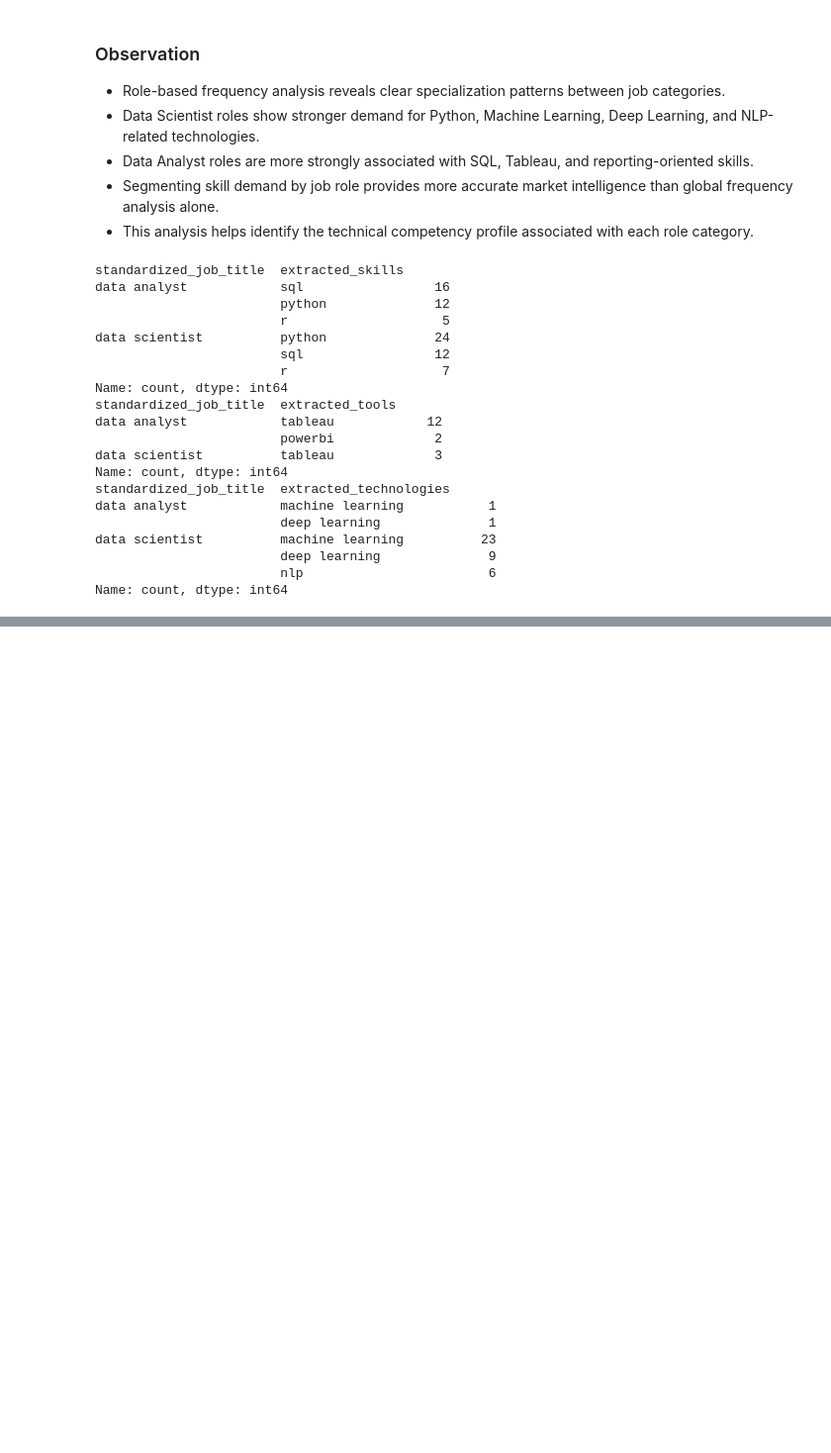
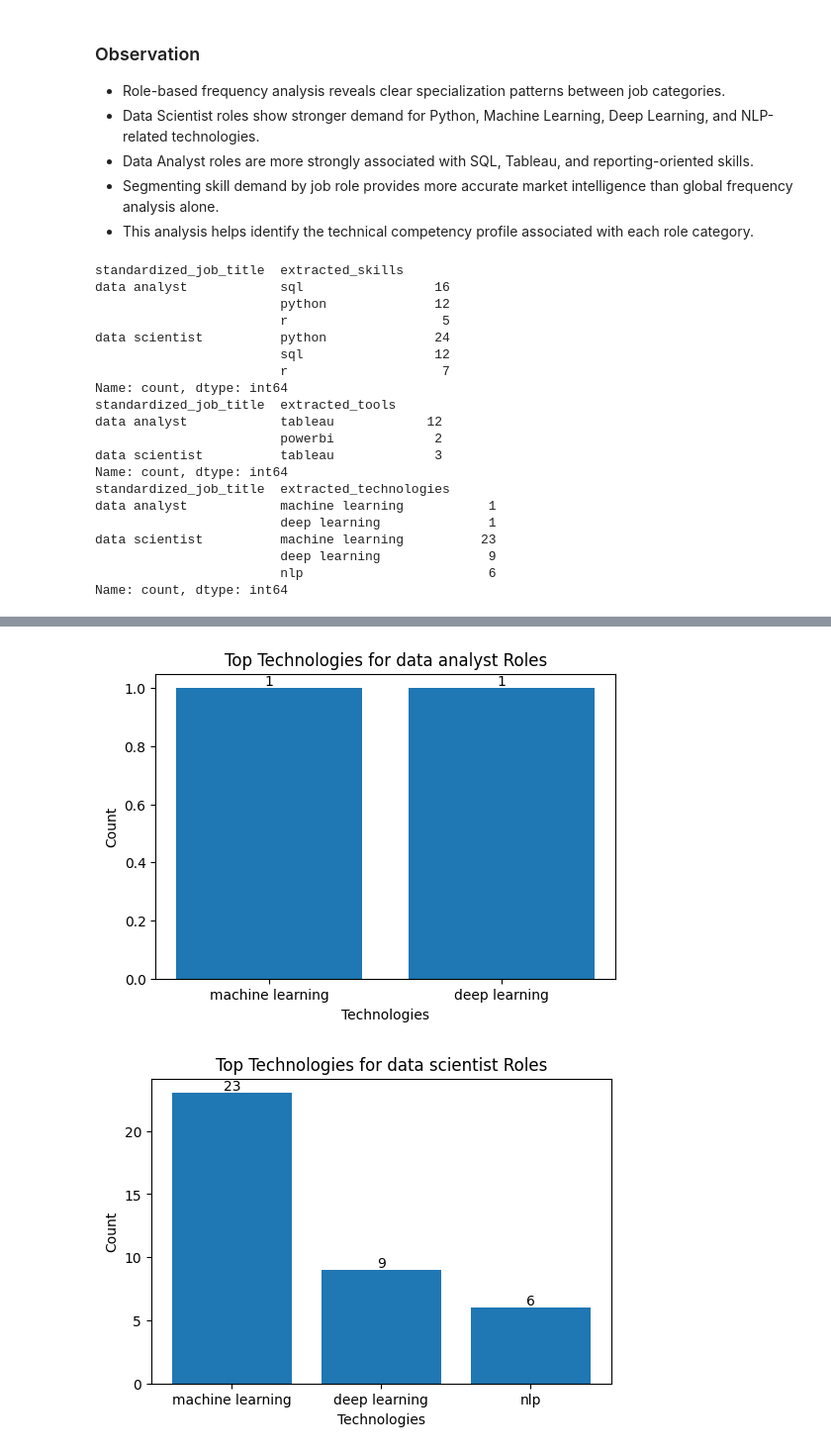
Before and after one commit to AntonioJabbour/job_market_inteligence, a Jupyter notebook: notebooks/02_skill_analysis.ipynb, the cells around one changed output, grey strips where cells are left out. Shown at 99% size. Saved outputs shown, nothing was run; the diff lists cells and outputs as text; code cells hidden in the pictures; blank space fills up the shorter version.

```diff
--- a/notebooks/02_skill_analysis.ipynb
+++ b/notebooks/02_skill_analysis.ipynb
@@ -145,0 +360,5 @@ Name: count, dtype: int64
+# %%
+plot_role_distribution(top_technoligies_df, 'extracted_technologies', 'Technologies')
+# %% [output]
+[figure, added]
+[figure, added]
```
Also changed, not shown: parts of 34 cells of this notebook.
